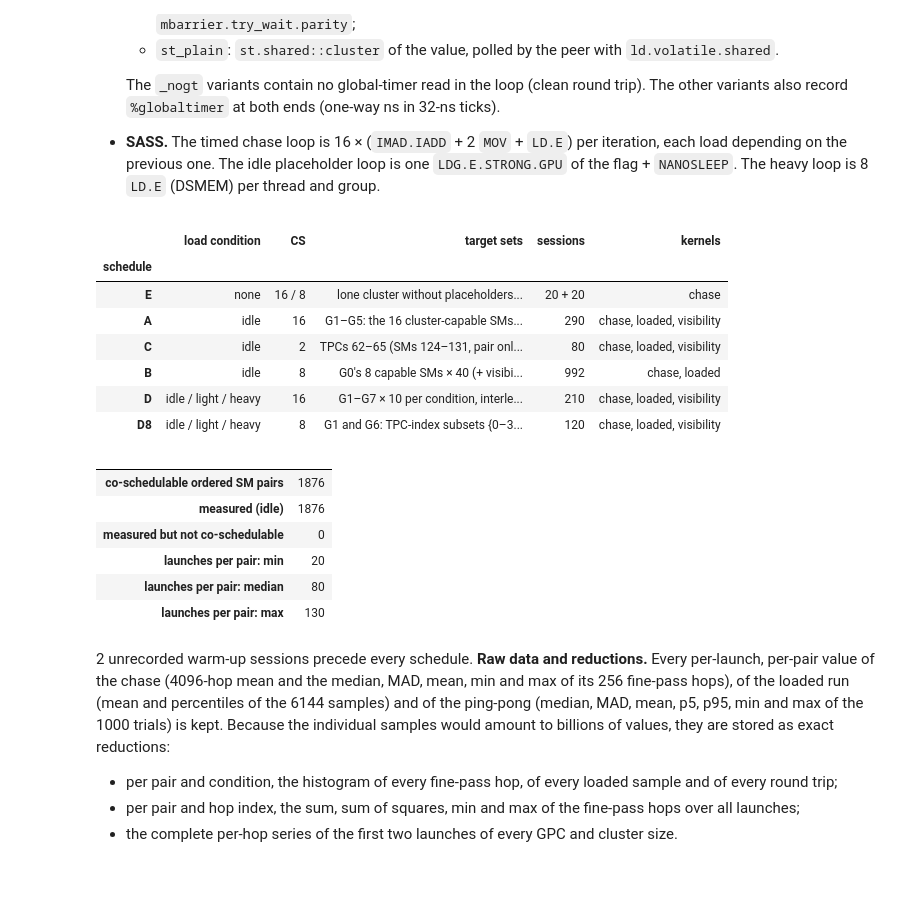
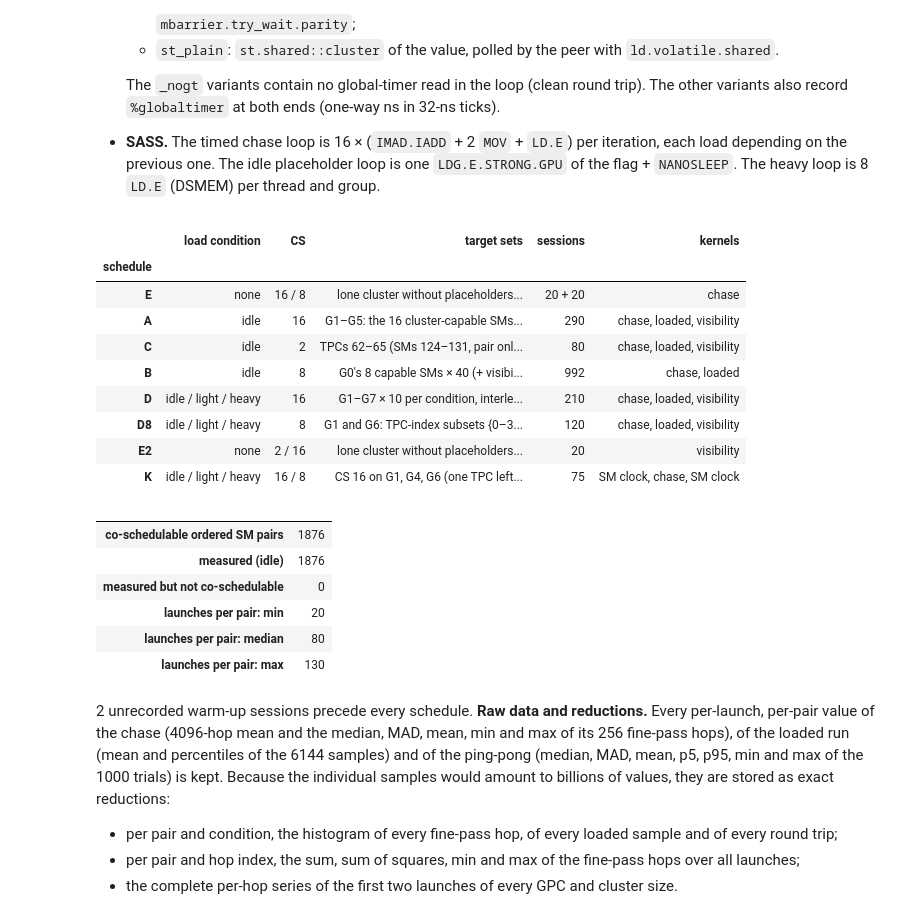
Before and after one commit to lomolisso/h100-microbench, a Jupyter notebook: experiments/10__dsmem_latency_heatmap/10__dsmem_latency_heatmap.ipynb, the cells around one changed output. Saved outputs shown, nothing was run; the diff lists cells and outputs as text; code cells hidden in the pictures; blank space fills up the shorter version.

```diff
--- a/experiments/10__dsmem_latency_heatmap/10__dsmem_latency_heatmap.ipynb
+++ b/experiments/10__dsmem_latency_heatmap/10__dsmem_latency_heatmap.ipynb
@@ -61,7 +61,7 @@ pd.set_option("display.width", 200)
 pd.set_option("display.precision", 2)
 
 RUNS = full_runs()
-SCH = ["E", "A", "C", "B", "D", "D8"]
+SCH = ["E", "E2", "A", "C", "B", "D", "D8", "K"]
 IDS = [RUNS[s] for s in SCH]
 IDLE = ["A", "B", "C", "D", "D8"]
 M = sm_map()
@@ -161,29 +163,33 @@ display(pd.DataFrame(inv, columns=["schedule", "run_id", "sessions", "ok", "unpl
 # %%
 sched = pd.DataFrame([
     ["E", "none", "16 / 8", "lone cluster without placeholders (hardware placement)", "20 + 20", "chase"],
     ["A", "idle", "16", "G1–G5: the 16 cluster-capable SMs × 40; G6/G7: 9 sets, one TPC left out × 5", "290", "chase, loaded, visibility"],
     ["C", "idle", "2", "TPCs 62–65 (SMs 124–131, pair only with their mate) × 20", "80", "chase, loaded, visibility"],
     ["B", "idle", "8", "G0's 8 capable SMs × 40 (+ visibility); every 4-TPC subset: G1–G5 70 × 2, G6/G7 126 × 1", "992", "chase, loaded"],
     ["D", "idle / light / heavy", "16", "G1–G7 × 10 per condition, interleaved", "210", "chase, loaded, visibility"],
     ["D8", "idle / light / heavy", "8", "G1 and G6: TPC-index subsets {0–3}, {4–7}, even, odd × 5 per condition", "120", "chase, loaded, visibility"],
+    ["E2", "none", "2 / 16", "lone cluster without placeholders (hardware placement) × 10 each", "20", "visibility"],
+    ["K", "idle / light / heavy", "16 / 8", "CS 16 on G1, G4, G6 (one TPC left out); CS 8 on TPC indices 0–3 of G1 and G6; × 5 per condition", "75", "SM clock, chase, SM clock"],
 ], columns=["schedule", "load condition", "CS", "target sets", "sessions", "kernels"]).set_index("schedule")
 display(sched)
 cov_pairs = coschedulable_pairs(M)
 ch_tab = pair_table(IDL, "cycles_per_hop")
 meas = set(zip(ch_tab.smid_src, ch_tab.smid_dst))
 display(pd.DataFrame({"": [len(cov_pairs), len(meas & set(cov_pairs)), len(meas - set(cov_pairs)), int(ch_tab.n.min()), int(ch_tab.n.median()),
                            int(ch_tab.n.max())]},
                      index=["co-schedulable ordered SM pairs", "measured (idle)", "measured but not co-schedulable", "launches per pair: min",
                             "launches per pair: median", "launches per pair: max"]))
 # %% [output]
 |  | load condition | CS | target sets | sessions | kernels |
 | schedule |  |  |  |  |  |
 | E | none | 16 / 8 | lone cluster without placeholders... | 20 + 20 | chase |
 | A | idle | 16 | G1–G5: the 16 cluster-capable SMs... | 290 | chase, loaded, visibility |
 | C | idle | 2 | TPCs 62–65 (SMs 124–131, pair onl... | 80 | chase, loaded, visibility |
 | B | idle | 8 | G0's 8 capable SMs × 40 (+ visibi... | 992 | chase, loaded |
 | D | idle / light / heavy | 16 | G1–G7 × 10 per condition, interle... | 210 | chase, loaded, visibility |
 | D8 | idle / light / heavy | 8 | G1 and G6: TPC-index subsets {0–3... | 120 | chase, loaded, visibility |
+| E2 | none | 2 / 16 | lone cluster without placeholders... | 20 | visibility |
+| K | idle / light / heavy | 16 / 8 | CS 16 on G1, G4, G6 (one TPC left... | 75 | SM clock, chase, SM clock |
 |  |  |
 | co-schedulable ordered SM pairs | 1876 |
 | measured (idle) | 1876 |
```
Also changed, not shown: parts of 7 cells of this notebook, 6 other files.
